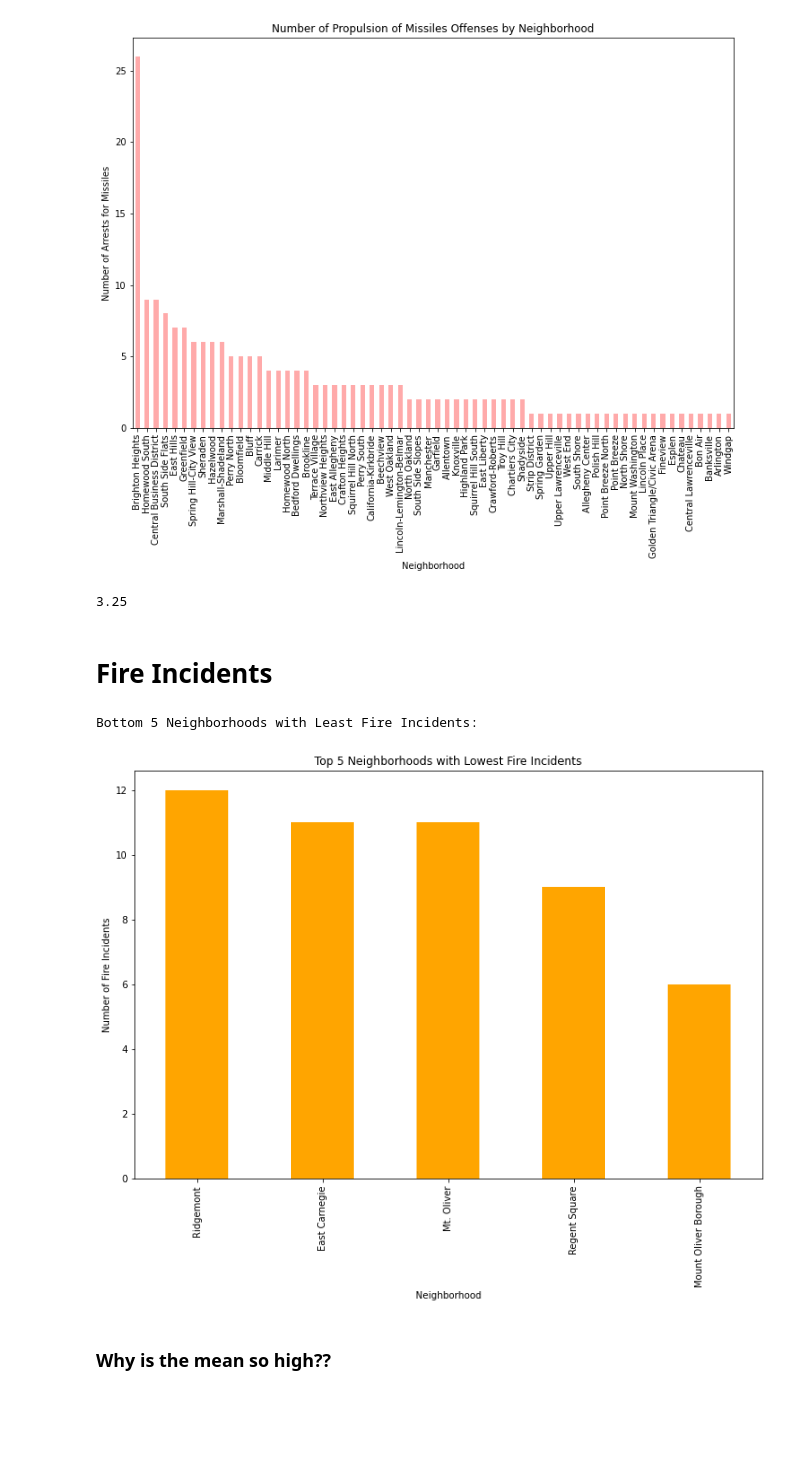
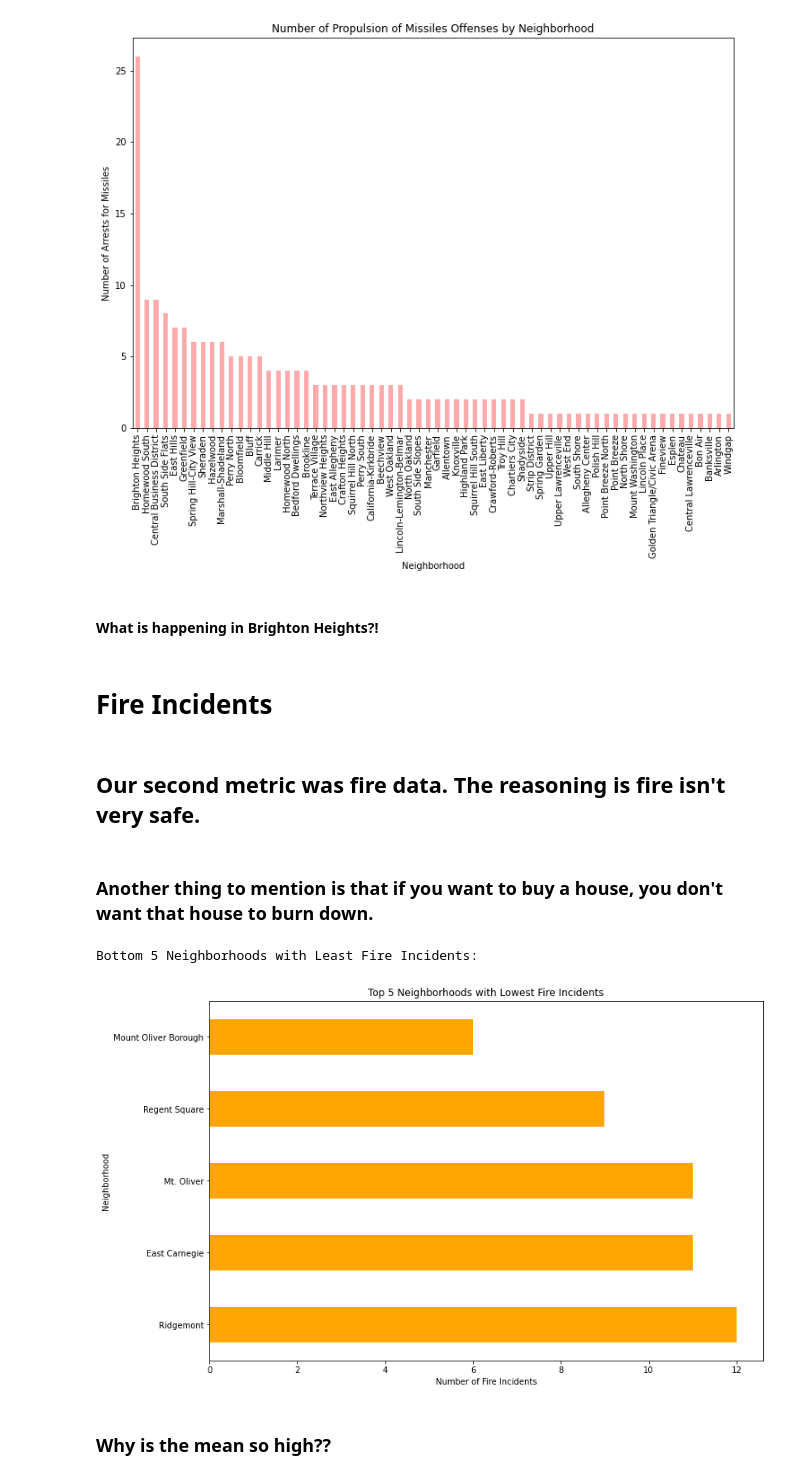
Before and after one commit to haydenagh/CMPINF0010-FINAL, a Jupyter notebook: Final.ipynb, the cells around one changed output. Saved outputs shown, nothing was run; the diff lists cells and outputs as text; code cells hidden in the pictures; blank space fills up the shorter version.

```diff
--- a/Final.ipynb
+++ b/Final.ipynb
@@ -119,28 +127,30 @@ plt.ylabel('Number of Arrests for Missiles')
 plt.show()
 # %% [output]
 [figure]
-# %%
-F.mean()
-# %% [output]
-3.25
+# %% [markdown]
+#### What is happening in Brighton Heights?!
 # %% [markdown]
 # Fire Incidents
+# %% [markdown]
+## Our second metric was fire data. The reasoning is fire isn't very safe.
+# %% [markdown]
+### Another thing to mention is that if you want to buy a house, you don't want that house to burn down.
 # %%
 neighborhood_fires = fireData['neighborhood'].value_counts()
 
 # Display the bottom 5 neighborhoods with the least number of fire incidents
 bottom_neighborhoods = neighborhood_fires.tail(5)
 print("Bottom 5 Neighborhoods with Least Fire Incidents:")
 
 plt.figure(figsize=(12, 8))
-bottom_neighborhoods.plot(kind='bar', color='orange')
+bottom_neighborhoods.plot(kind='barh', color='orange')
 plt.title('Top 5 Neighborhoods with Lowest Fire Incidents')
-plt.xlabel('Neighborhood')
-plt.ylabel('Number of Fire Incidents')
+plt.xlabel('Number of Fire Incidents')
+plt.ylabel('Neighborhood')
 plt.show()
 # %% [output]
 Bottom 5 Neighborhoods with Least Fire Incidents:
-[figure, old version]
+[figure, new version]
 # %% [markdown]
 ### Why is the mean so high??
 # %%
```
Also changed, not shown: parts of 32 cells of this notebook, 1 other file.
